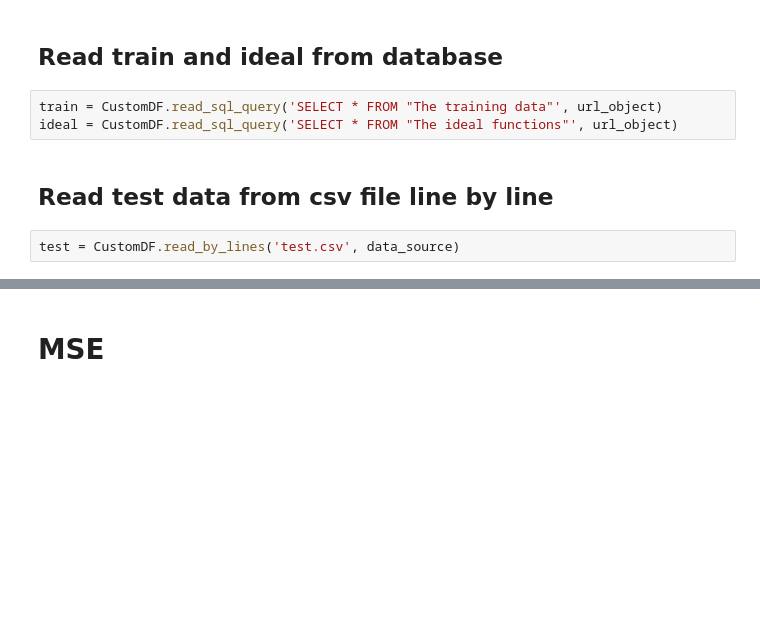
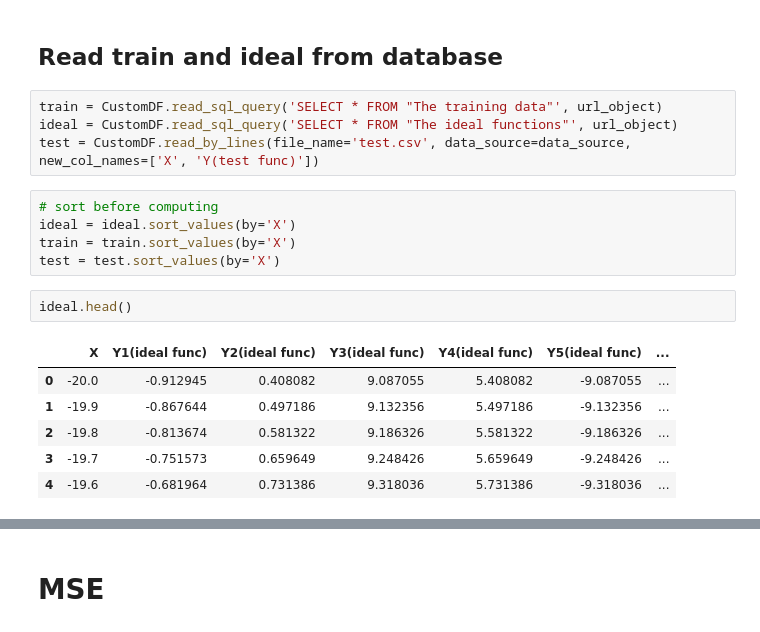
Before and after one commit to Fful/pyprog-course-WA, a Jupyter notebook: data_processing.ipynb, the cells around one changed output, grey strips where cells are left out. Saved outputs shown, nothing was run; the diff lists cells and outputs as text; blank space fills up the shorter version.

```diff
--- a/data_processing.ipynb
+++ b/data_processing.ipynb
@@ -226,7 +314,18 @@ Database "The ideal functions" was created!
 # %%
 train = CustomDF.read_sql_query('SELECT * FROM "The training data"', url_object)
 ideal = CustomDF.read_sql_query('SELECT * FROM "The ideal functions"', url_object)
+test = CustomDF.read_by_lines(file_name='test.csv', data_source=data_source, new_col_names=['X', 'Y(test func)'])
-# %% [markdown]
-## Read test data from csv file line by line
-# %%
-test = CustomDF.read_by_lines('test.csv', data_source)
+# %%
+# sort before computing
+ideal = ideal.sort_values(by='X')
+train = train.sort_values(by='X')
+test = test.sort_values(by='X')
+# %%
+ideal.head()
+# %% [output]
+|  | X | Y1(ideal func) | Y2(ideal func) | Y3(ideal func) | Y4(ideal func) | Y5(ideal func) | ... |
+| 0 | -20.0 | -0.912945 | 0.408082 | 9.087055 | 5.408082 | -9.087055 | ... |
+| 1 | -19.9 | -0.867644 | 0.497186 | 9.132356 | 5.497186 | -9.132356 | ... |
+| 2 | -19.8 | -0.813674 | 0.581322 | 9.186326 | 5.581322 | -9.186326 | ... |
+| 3 | -19.7 | -0.751573 | 0.659649 | 9.248426 | 5.659649 | -9.248426 | ... |
+| 4 | -19.6 | -0.681964 | 0.731386 | 9.318036 | 5.731386 | -9.318036 | ... |
```
Also changed, not shown: parts of 22 cells of this notebook.
